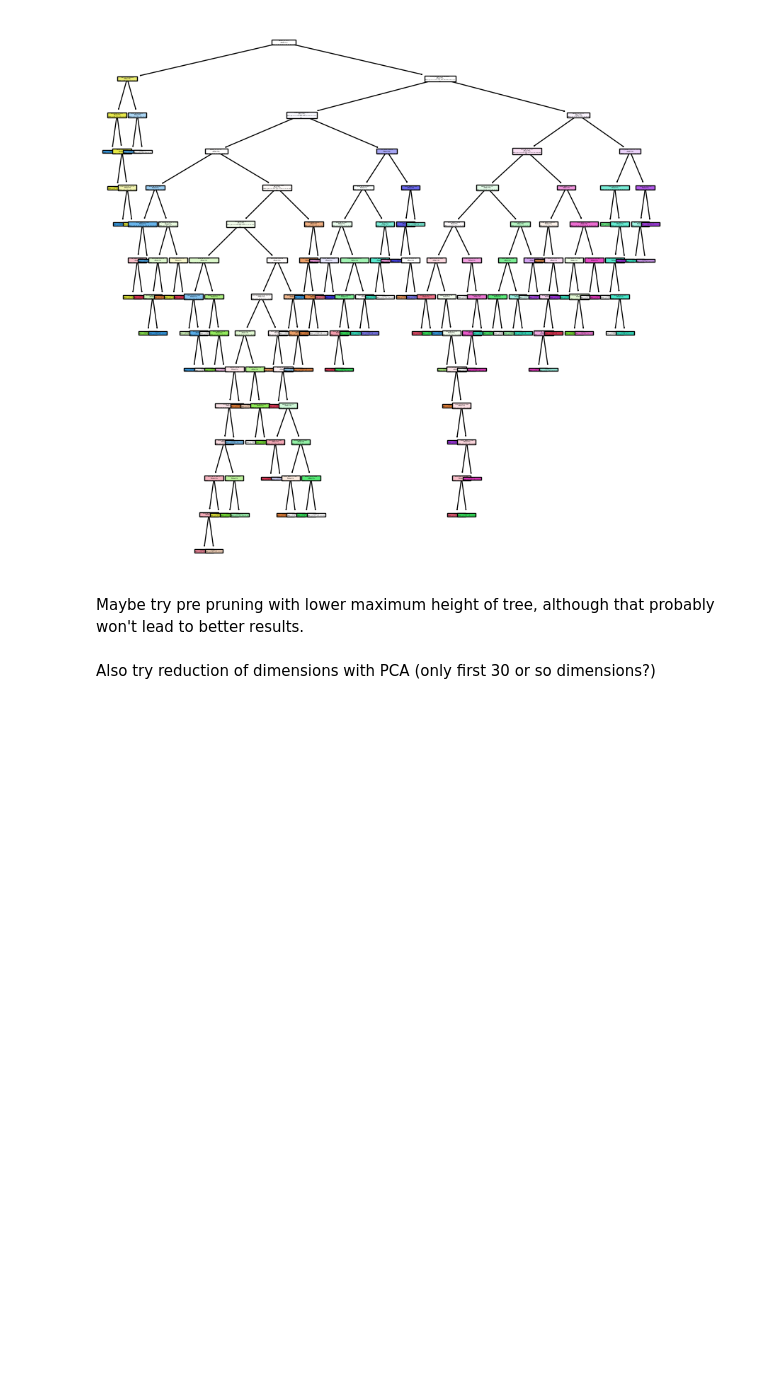
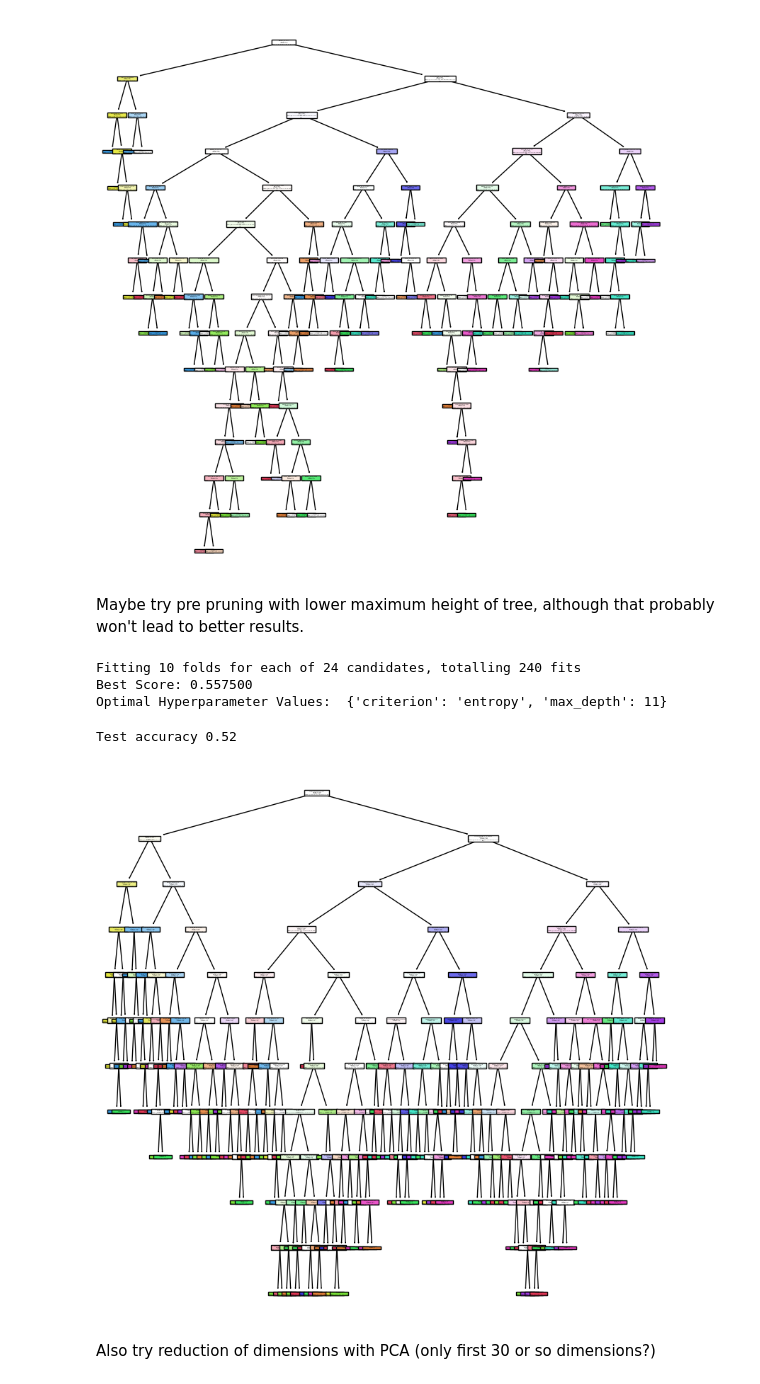
Before and after one commit to Spyri/ML_project, a Jupyter notebook: ML_project.ipynb, the cells around one changed output. Saved outputs shown, nothing was run; the diff lists cells and outputs as text; code cells hidden in the pictures; blank space fills up the shorter version.

Commit message:
Added pre pruning to decistion trees

```diff
--- a/ML_project.ipynb
+++ b/ML_project.ipynb
@@ -197,6 +197,40 @@ plt.show()
 [figure]
 # %% [markdown]
 Maybe try pre pruning with lower maximum height of tree, although that probably won't lead to better results.
+# %%
+cls = DecisionTreeClassifier(random_state=0)
+
+params = {'max_depth':np.arange(3,15),
+#          'min_samples_leaf':[3,5,10,15,20],
+#          'min_samples_split':[8,10,12,18,20,16],
+          'criterion':['gini','entropy']}
+gs = GridSearchCV(cls, params, scoring='accuracy', cv=10, verbose=3, n_jobs=-1)
+gs.fit(X_train, y_train)
+params_optimal = gs.best_params_
+
+print("Best Score: %f" % gs.best_score_)
+print("Optimal Hyperparameter Values: ", params_optimal)
+# %% [output]
+Fitting 10 folds for each of 24 candidates, totalling 240 fits
+Best Score: 0.557500
+Optimal Hyperparameter Values:  {'criterion': 'entropy', 'max_depth': 11}
+# %%
+tree_best = DecisionTreeClassifier(random_state=0, criterion='entropy', max_depth=11) #, min_samples_leaf=20, min_samples_split=8)
+tree_best.fit(X_train, y_train)
+pred = tree_best.predict(X_test)
+
+print('Test accuracy',accuracy_score(y_test, pred))
+# %% [output]
+Test accuracy 0.52
+# %%
+fig = plt.figure(figsize=(10,10))
+text = tree.plot_tree(tree_best,
+                   feature_names=X.columns.to_list(),
+                   filled=True)
+
+plt.show()
+# %% [output]
+[figure, added]
 # %% [markdown]
 Also try reduction of dimensions with PCA (only first 30 or so dimensions?)
 # %% [markdown]
```
